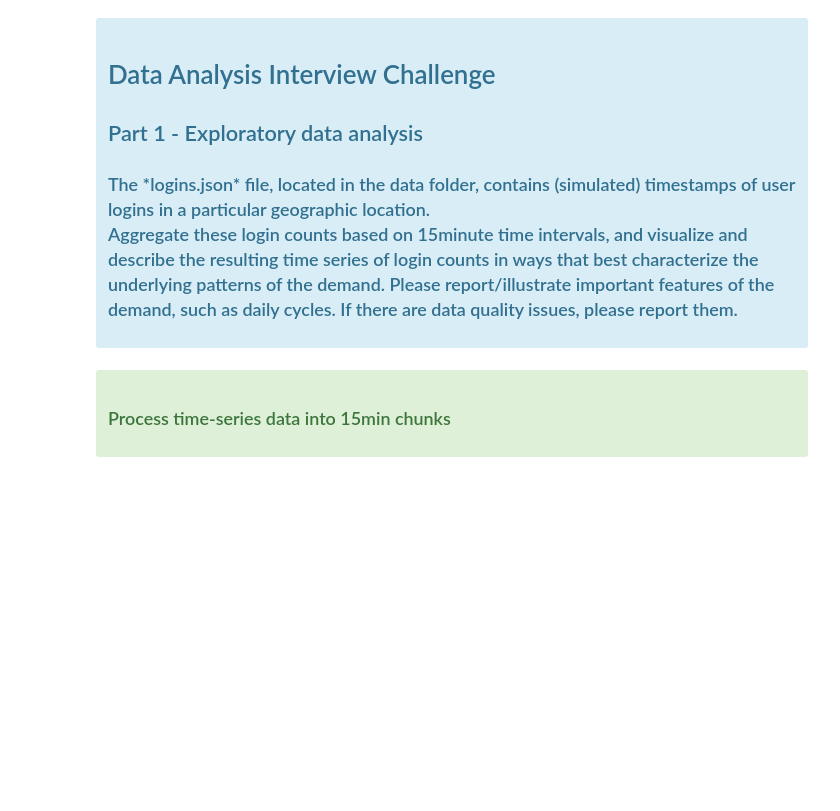
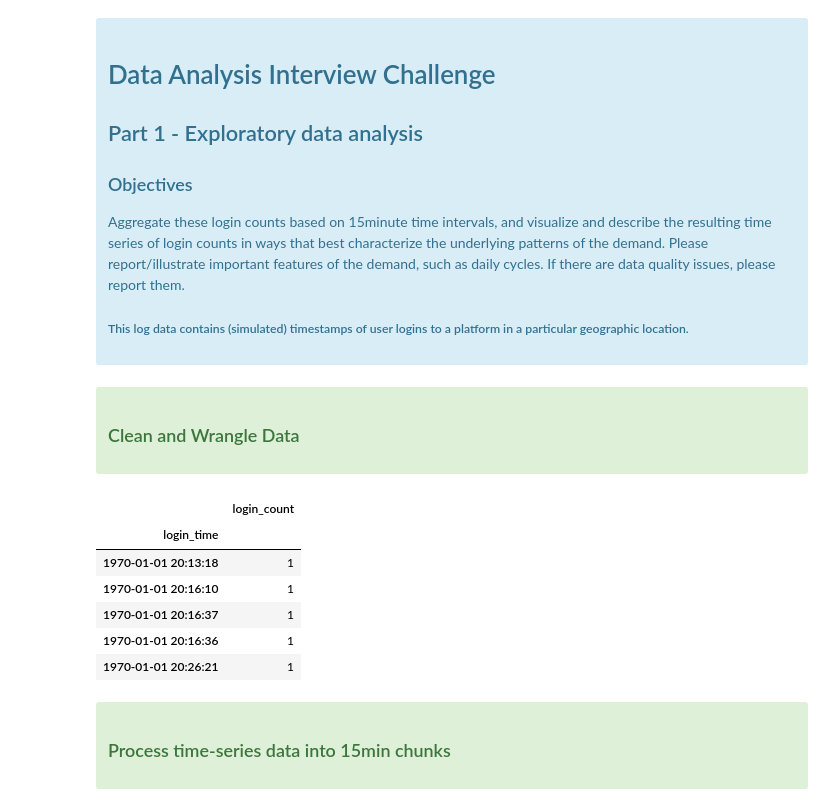
Before and after one commit to mtchem/Ultimate_technologies_challenge, a Jupyter notebook: Ulimate_inc_challenge.ipynb, the cells around one changed output. Cells and saved outputs as stored; diff of their text form; code cells hidden in the pictures; blank space fills up the shorter version.

```diff
--- a/Ulimate_inc_challenge.ipynb
+++ b/Ulimate_inc_challenge.ipynb
@@ -5,13 +5,17 @@
 
 <H2> Part 1 ‑ Exploratory data analysis </H2>
 
-<H3> The *logins.json* file, located in the data folder, contains (simulated) timestamps of user logins in a particular
-geographic location.
 
+<h3> Objectives </h3>
 Aggregate these login counts based on 15­minute time intervals, and
 visualize and describe the resulting time series of login counts in ways that best characterize the
 underlying patterns of the demand. Please report/illustrate important features of the demand,
-such as daily cycles. If there are data quality issues, please report them. </H3>
+such as daily cycles. If there are data quality issues, please report them.
+
+<p>
+<H5> This log data contains (simulated) timestamps of user logins to a platform in a particular
+geographic location. </H5>
+</p>
 </div>
 # %%
 # imports
@@ -31,6 +35,27 @@ from sklearn.model_selection import train_test_split
 from xgboost import XGBClassifier, cv, plot_importance
 
 from sklearn.model_selection import RandomizedSearchCV, GridSearchCV
+# %% [markdown]
+<div class="alert alert-success">
+<H3> Clean and Wrangle Data </H3>
+</div>
+# %%
+# load data as a data frame
+login_data = pd.read_json('data/logins.json')
+# add a column to represent the number of logins during each time
+login_data['login_count'] = 1
+# convert the date to a datetime object, and set it as the index
+login_data = login_data.set_index(pd.to_datetime(login_data['login_time'], unit='s'))[['login_count']]
+# make sure everything worked
+login_data.head()
+# %% [output]
+|  | login_count |
+| login_time |  |
+| 1970-01-01 20:13:18 | 1 |
+| 1970-01-01 20:16:10 | 1 |
+| 1970-01-01 20:16:37 | 1 |
+| 1970-01-01 20:16:36 | 1 |
+| 1970-01-01 20:26:21 | 1 |
 # %% [markdown]
 <div class="alert alert-success">
 <H3> Process time-series data into 15min chunks </H3>
```
Also changed, not shown: parts of 18 cells of this notebook, 1 other file.
